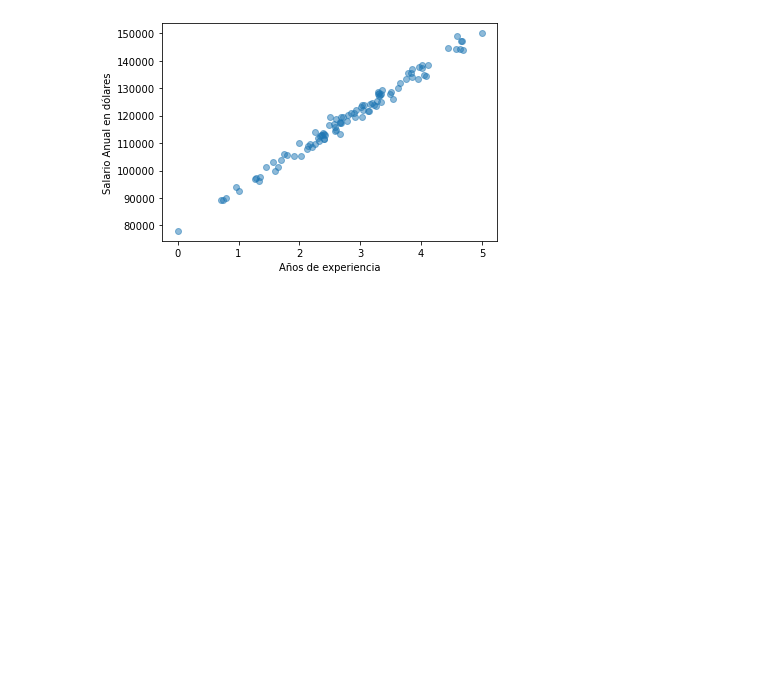
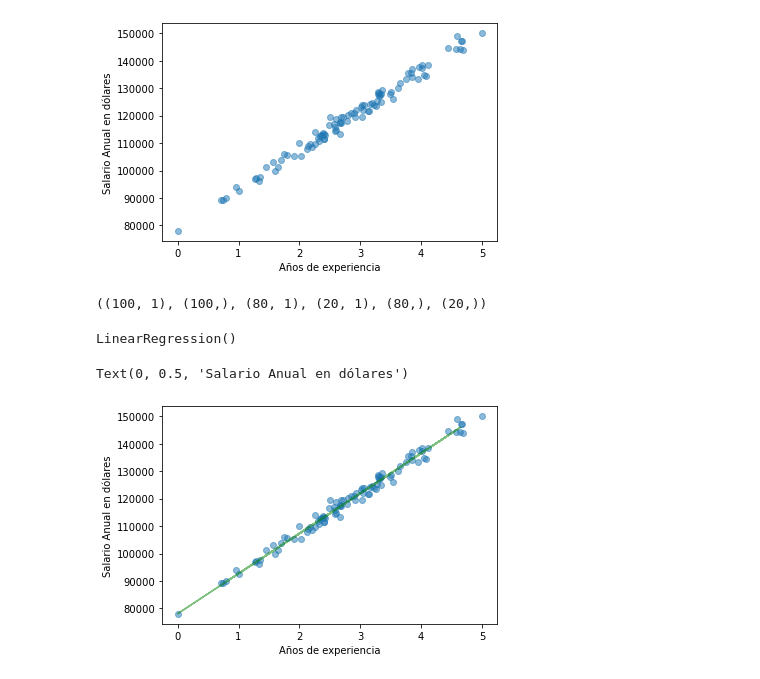
Before and after one commit to gabrieltorres519/Curso_ML_Python_Programador_IA, a Jupyter notebook: 4_Algoritmos_de_Regresión/1_Regresión_Lineal.ipynb, the cells around one changed output. Drawn from its saved outputs; the diff is of its cells as text; code cells hidden in the pictures; blank space fills up the shorter version.

Commit message:
23) Regresión Lineal: Resultado de la línea de regresión

```diff
--- a/4_Algoritmos_de_Regresión/1_Regresión_Lineal.ipynb
+++ b/4_Algoritmos_de_Regresión/1_Regresión_Lineal.ipynb
@@ -50,3 +50,9 @@ Text(0, 0.5, 'Salario Anual en dólares')
 from sklearn.model_selection import train_test_split
 # %%
 X_train, X_test, y_train, y_test = train_test_split(X, y, test_size=0.2, random_state=0)
+# %%
+X.shape, y.shape, X_train.shape, X_test.shape, y_train.shape, y_test.shape
+# Como se puede observar, para entrenar un modelo de Machine Learning no son necesarios tantos datos,
+# 100 datos pueden ser sufucientes para aplicaciones simples
+# %% [output]
+((100, 1), (100,), (80, 1), (20, 1), (80,), (20,))
@@ -52,0 +63,28 @@ X_train, X_test, y_train, y_test = train_test_split(X, y, test_size=0.2, random_
+# %%
+# Por ahora se usará una instancia del modelo sin parámetros, a la modificación de los parámetros de entrada se le llama hyperparametrización,
+# dependiendo de éstos cambios se podrán tener mejoras en el entrenamiento, el no usar parámetros signific que se utilizarán los valores por
+# default de los parámetros que podría recibir.
+
+model = linear_model.LinearRegression()
+# %%
+# La salida es el resultado de la regresión entrenada
+model.fit(X_train, y_train)
+# %% [output]
+LinearRegression()
+# %%
+# Siempre hay que visualizar los datos para poder comprenderlos
+
+# Obtendremos una predicción, que al tratarse de los datos X_train que utilizamos para entrenar el modelo,
+# la predicción debería ser los datos y_train o muy parecidos
+
+y_train_pred = model.predict(X_train)
+# %%
+_, ax = plt.subplots()
+# Se agrega la línea de la regresión (los datos de la predicción y el input que los creó)
+ax.plot(X_train,y_train_pred, color="green", alpha=0.5)
+ax.scatter(X,y, alpha=0.5)
+ax.set_xlabel("Años de experiencia")
+ax.set_ylabel("Salario Anual en dólares")
+# %% [output]
+Text(0, 0.5, 'Salario Anual en dólares')
+[figure, added]
```
Also changed, not shown: parts of 1 cell of this notebook.
